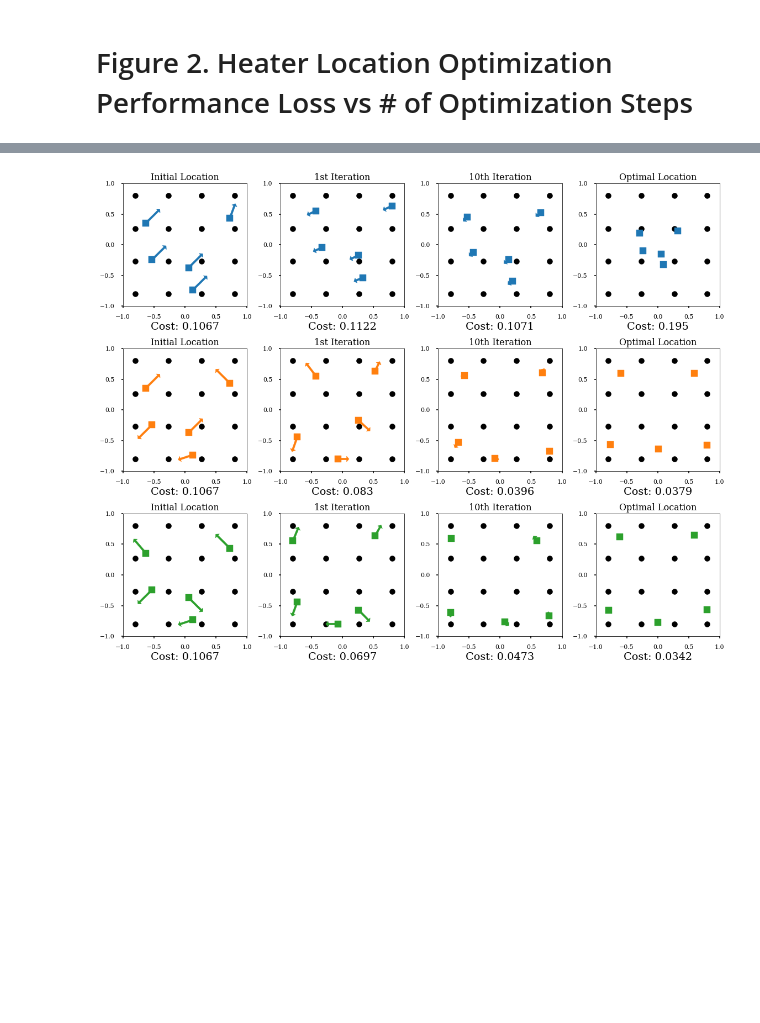
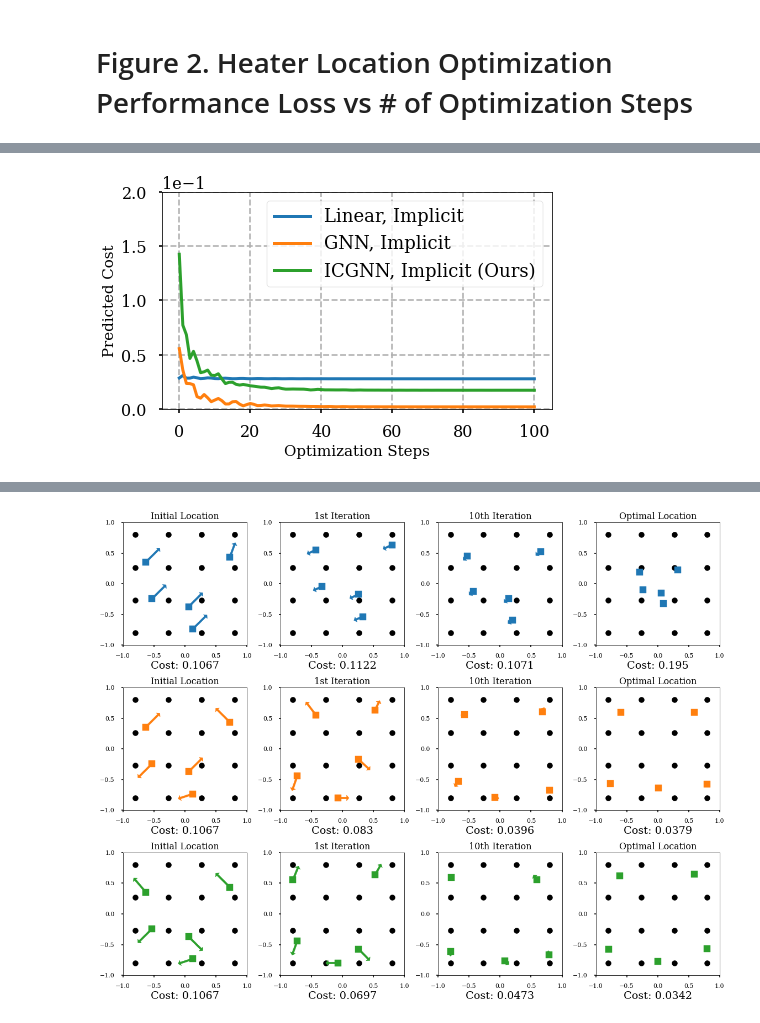
Before and after one commit to song970407/bilevel_design_opt, a Jupyter notebook: figures_practice.ipynb, the cells around one changed output, grey strips where cells are left out. Cells and saved outputs as stored; diff of their text form; code cells hidden in the pictures; blank space fills up the shorter version.

```diff
--- a/figures_practice.ipynb
+++ b/figures_practice.ipynb
@@ -183,0 +282,45 @@ plt.show()
+# %%
+target = pickle.load(open('data/bilevel_design_opt/target.pkl', 'rb'))
+
+num_x = 4
+num_heaters = 5
+model_names = ['Linear', 'GAT', 'ICGAT']
+
+mpc_config = {
+    'ridge_coefficient': 0.0,
+    'smoothness_coefficient': 0.0,
+    'target_values_list': target['target_values'],
+    'target_times_list': target['target_times'],
+    'max_iter': 200,
+    'loss_threshold': 1e-9,
+    'opt_config': {'lr': 2e-0},
+    'scheduler_config': {'patience': 5, 'factor': 0.5, 'min_lr': 1e-4}
+}
+
+fig, axes = plt.subplots(1, 1, figsize=(7, 4))
+
+for model_name in model_names:
+    opt_result = pickle.load(open('bilevel_opt_result/implicit_{}/4_5.pkl'.format(model_name), 'rb'))
+    loss_trajectory = opt_result['opt_log']['total_loss_trajectory'][:, 8]
+    if model_name == 'Linear':
+        axes.plot(loss_trajectory/32, label='Linear, Implicit', color=color_dict[model_name], linewidth=3)
+    elif model_name == 'ICGAT':
+        axes.plot(loss_trajectory/32, label='ICGNN, Implicit (Ours)', color=color_dict[model_name], linewidth=3)
+    else:
+        axes.plot(loss_trajectory/32, label='GNN, Implicit', color=color_dict[model_name], linewidth=3)
+
+
+label_size = 15
+
+axes.ticklabel_format(axis='y', style='sci', scilimits=(0, 0))
+# axes.set_yscale('log')
+axes.ticklabel_format(axis='y', style='sci')
+axes.set_ylim([0.0, 0.2])
+axes.legend(fancybox=True, shadow=True)
+axes.grid(True, which='major', ls='--')
+axes.set_xlabel('Optimization Steps', fontsize=label_size)
+axes.set_ylabel('Predicted Cost', fontsize=label_size)
+axes.legend(fontsize=label_size*1.2, loc=1)
+plt.show()
+# %% [output]
+[figure, added]
```
Also changed, not shown: parts of 18 cells of this notebook, 3 other files.
